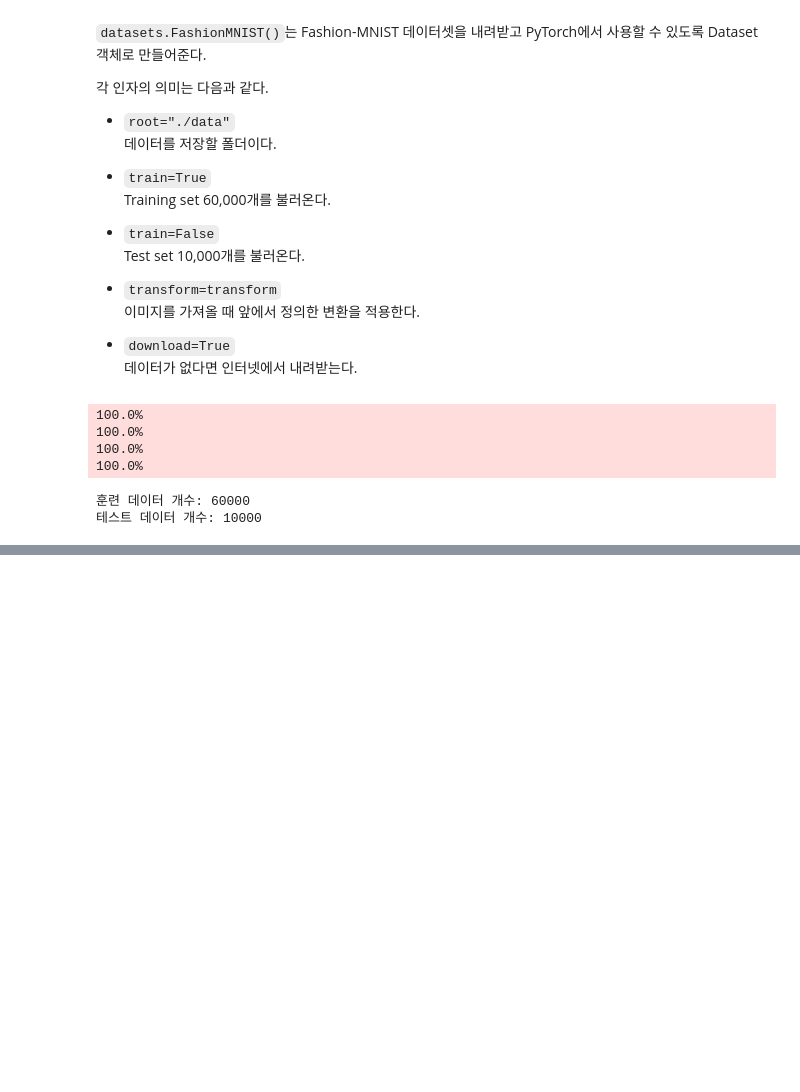
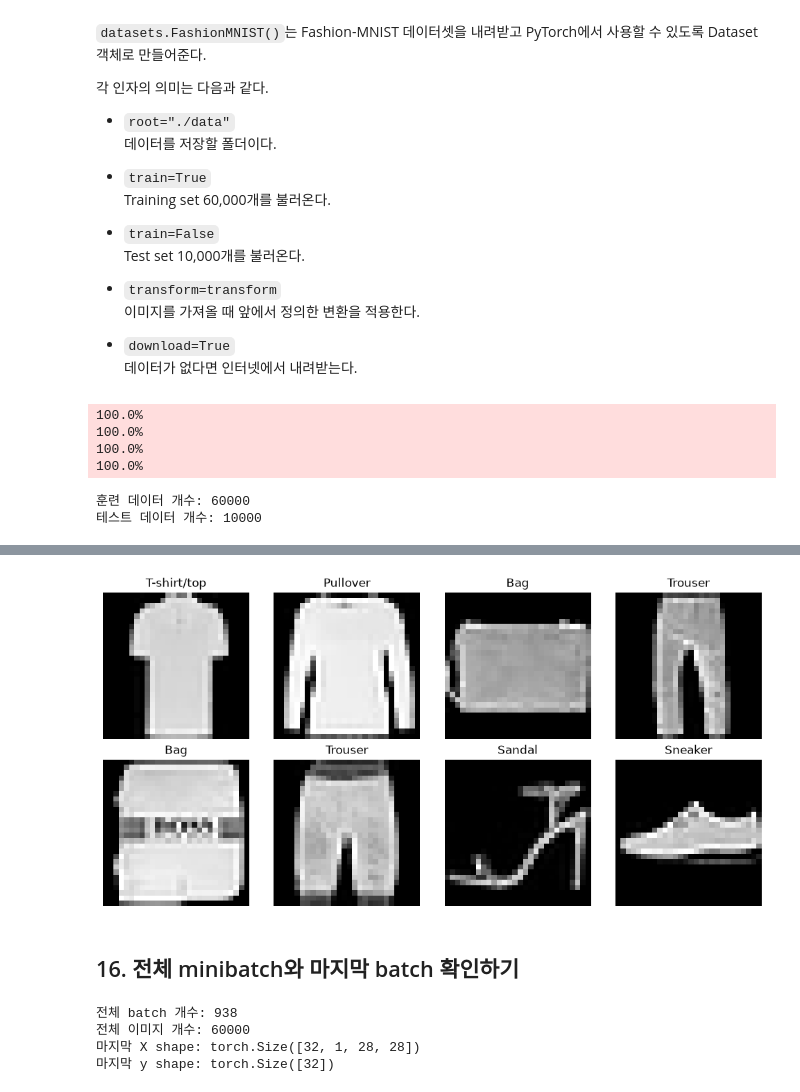
Before and after one commit to while-true-study/ai-grad-prep, a Jupyter notebook: d2l/04_linear_neural_networks_for_classification/04_02_The Image Classification Dataset.ipynb, the cells around one changed output, grey strips where cells are left out. Cells and saved outputs as stored; diff of their text form; code cells hidden in the pictures; blank space fills up the shorter version.

```diff
--- a/d2l/04_linear_neural_networks_for_classification/04_02_The Image Classification Dataset.ipynb
+++ b/d2l/04_linear_neural_networks_for_classification/04_02_The Image Classification Dataset.ipynb
@@ -149,0 +368,16 @@ print("테스트 데이터 개수:", len(test_dataset))
+# %%
+batch_size = 64
+
+train_loader = DataLoader(
+    dataset=train_dataset,
+    batch_size=batch_size,
+    shuffle=True,
+    num_workers=0
+)
+
+test_loader = DataLoader(
+    dataset=test_dataset,
+    batch_size=batch_size,
+    shuffle=False,
+    num_workers=0
+)
@@ -149,0 +426,8 @@ print("테스트 데이터 개수:", len(test_dataset))
+# %%
+X, y = next(iter(train_loader))
+
+print("X shape:", X.shape) # [이미지 개수, channel수, 높이, 너비]
+print("X dtype:", X.dtype)
+
+print("y shape:", y.shape) # 이미지 개수에 맞게 정답도 64
+print("y dtype:", y.dtype)
@@ -149,0 +487,41 @@ print("테스트 데이터 개수:", len(test_dataset))
+# %%
+num_images = 8
+
+fig, axes = plt.subplots(2, 4, figsize=(10, 5))
+axes = axes.flatten()
+
+for i in range(num_images):
+    axes[i].imshow(X[i].squeeze(0), cmap="gray")
+    axes[i].set_title(class_names[y[i].item()])
+    axes[i].axis("off")
+
+plt.tight_layout()
+plt.show()
+# %% [output]
+[figure, added]
+# %% [markdown]
+## 16. 전체 minibatch와 마지막 batch 확인하기
+# %%
+batch_count = 0
+image_count = 0
+
+for X_batch, y_batch in train_loader:
+    batch_count += 1
+    image_count += X_batch.shape[0]
+
+print("전체 batch 개수:", batch_count) # 전체 이미지 개수 ÷ 64 = 937.5
+print("전체 이미지 개수:", image_count)
+
+last_X = None
+last_y = None
+
+for last_X, last_y in train_loader:
+    pass
+
+print("마지막 X shape:", last_X.shape)
+print("마지막 y shape:", last_y.shape)
+# %% [output]
+전체 batch 개수: 938
+전체 이미지 개수: 60000
+마지막 X shape: torch.Size([32, 1, 28, 28])
+마지막 y shape: torch.Size([32])
```
Also changed, not shown: parts of 31 cells of this notebook, 1 other file.
